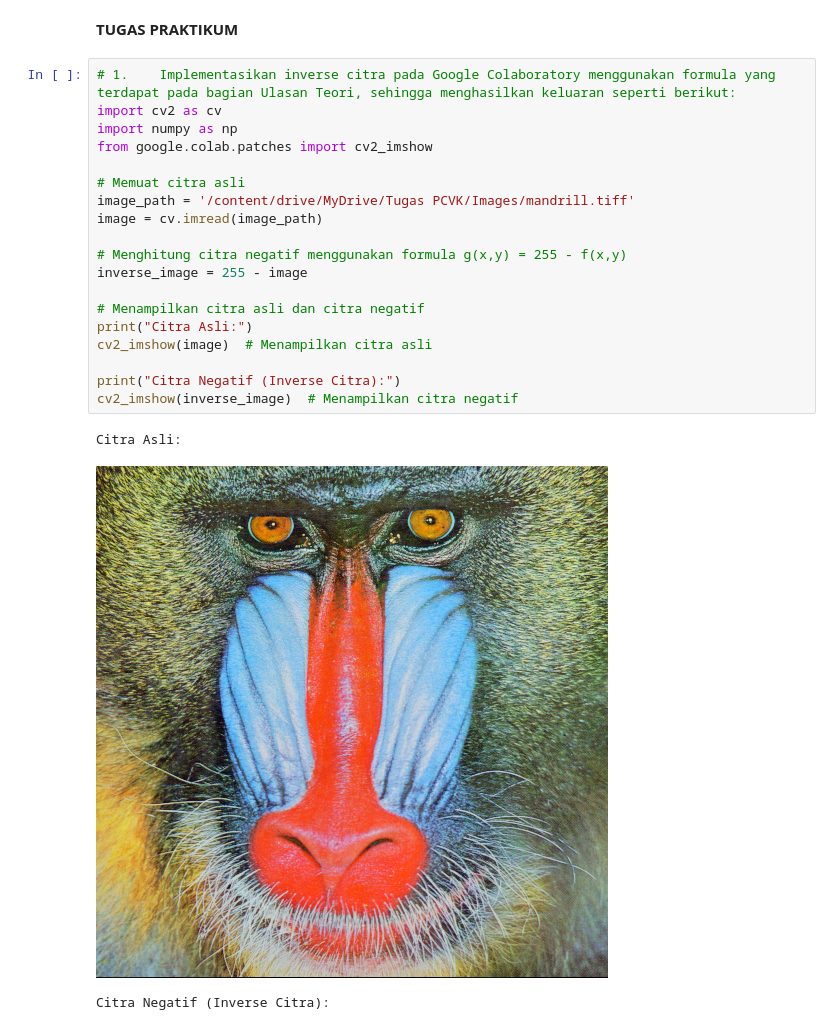
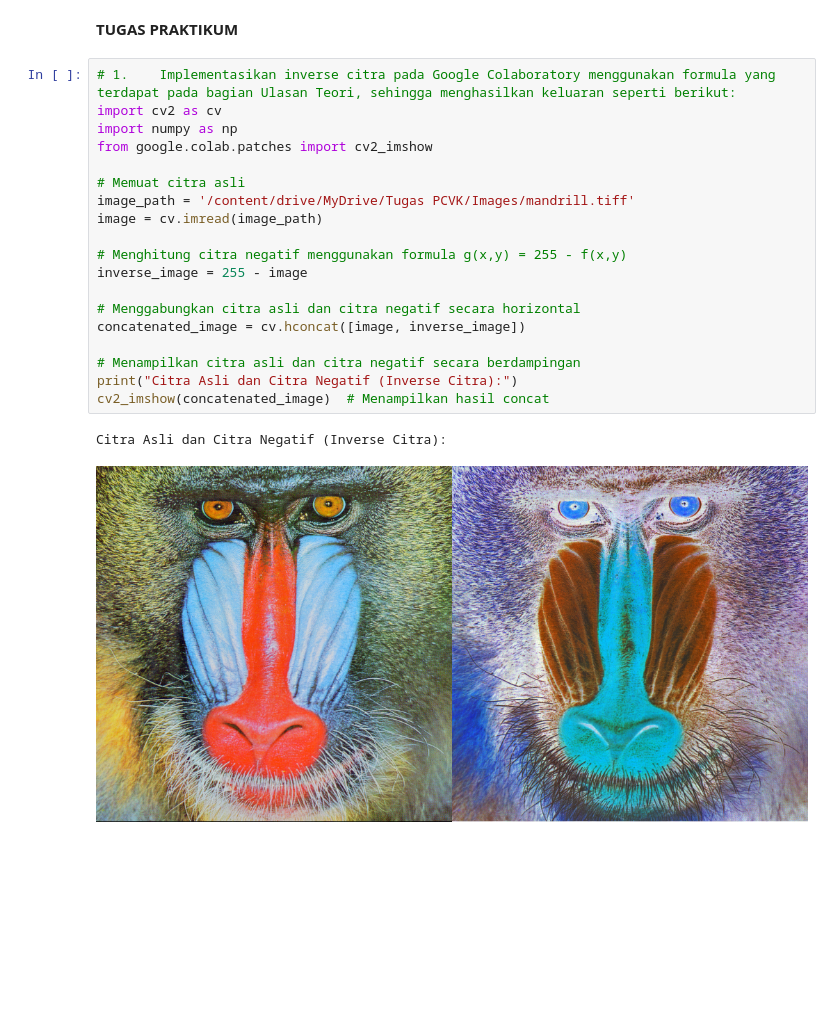
Before and after one commit to ZakiLazuardi987/PCVK_Ganjil_2024, a Jupyter notebook: Week3.ipynb, the cells around one changed output. Drawn from its saved outputs; the diff is of its cells as text; blank space fills up the shorter version.

```diff
--- a/Week3.ipynb
+++ b/Week3.ipynb
@@ -42,23 +42,22 @@ Masukkan nilai kecerahan: 50
 # %%
 # 1.	Implementasikan inverse citra pada Google Colaboratory menggunakan formula yang terdapat pada bagian Ulasan Teori, sehingga menghasilkan keluaran seperti berikut:
 import cv2 as cv
 import numpy as np
 from google.colab.patches import cv2_imshow
 
 # Memuat citra asli
 image_path = '/content/drive/MyDrive/Tugas PCVK/Images/mandrill.tiff'
 image = cv.imread(image_path)
 
 # Menghitung citra negatif menggunakan formula g(x,y) = 255 - f(x,y)
 inverse_image = 255 - image
 
-# Menampilkan citra asli dan citra negatif
-print("Citra Asli:")
-cv2_imshow(image)  # Menampilkan citra asli
+# Menggabungkan citra asli dan citra negatif secara horizontal
+concatenated_image = cv.hconcat([image, inverse_image])
 
-print("Citra Negatif (Inverse Citra):")
-cv2_imshow(inverse_image)  # Menampilkan citra negatif
+# Menampilkan citra asli dan citra negatif secara berdampingan
+print("Citra Asli dan Citra Negatif (Inverse Citra):")
+cv2_imshow(concatenated_image)  # Menampilkan hasil concat
 # %% [output]
-Citra Asli:
+Citra Asli dan Citra Negatif (Inverse Citra):
-[figure, old version]
+[figure, new version]
-Citra Negatif (Inverse Citra):
```
Also changed, not shown: parts of 4 cells of this notebook.
